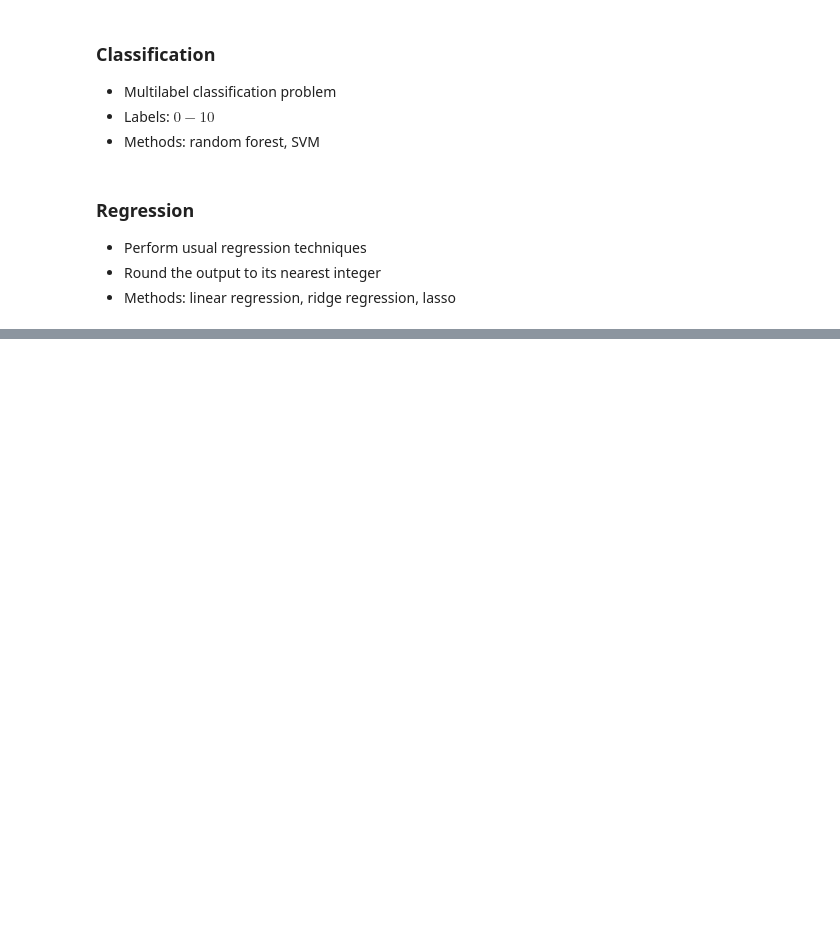
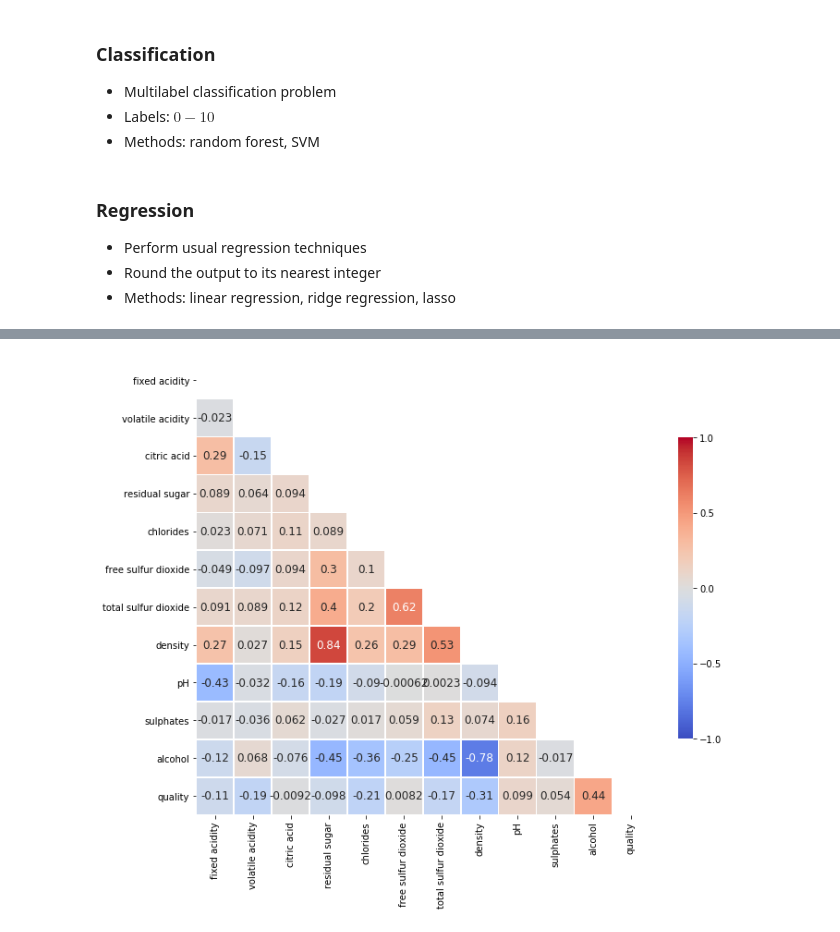
Before and after one commit to nhanph/BMME_480_Pham, a Jupyter notebook: Project/Presentation.ipynb, the cells around one changed output, grey strips where cells are left out. Cells and saved outputs as stored; diff of their text form; code cells hidden in the pictures; blank space fills up the shorter version.

```diff
--- a/Project/Presentation.ipynb
+++ b/Project/Presentation.ipynb
@@ -46,0 +59,22 @@ The problem can be viewed in 2 ways:
+# %%
+f, ax = plt.subplots(figsize=(11, 15))
+corr_matrix = dataset.corr()
+mask = np.zeros_like(corr_matrix, dtype=np.bool)
+mask[np.triu_indices_from(mask)]= True
+heatmap = sns.heatmap(corr_matrix,
+                      mask = mask,
+                      square = True,
+                      linewidths = .5,
+                      cmap = 'coolwarm',
+                      cbar_kws = {'shrink': .4,
+                                'ticks' : [-1, -.5, 0, 0.5, 1]},
+                      vmin = -1,
+                      vmax = 1,
+                      annot = True,
+                      annot_kws = {"size": 12})
+#add the column names as labels
+ax.set_yticklabels(corr_matrix.columns, rotation = 0)
+ax.set_xticklabels(corr_matrix.columns)
+sns.set_style({'xtick.bottom': True}, {'ytick.left': True})
+# %% [output]
+[figure, added]
```
Also changed, not shown: parts of 7 cells of this notebook.
